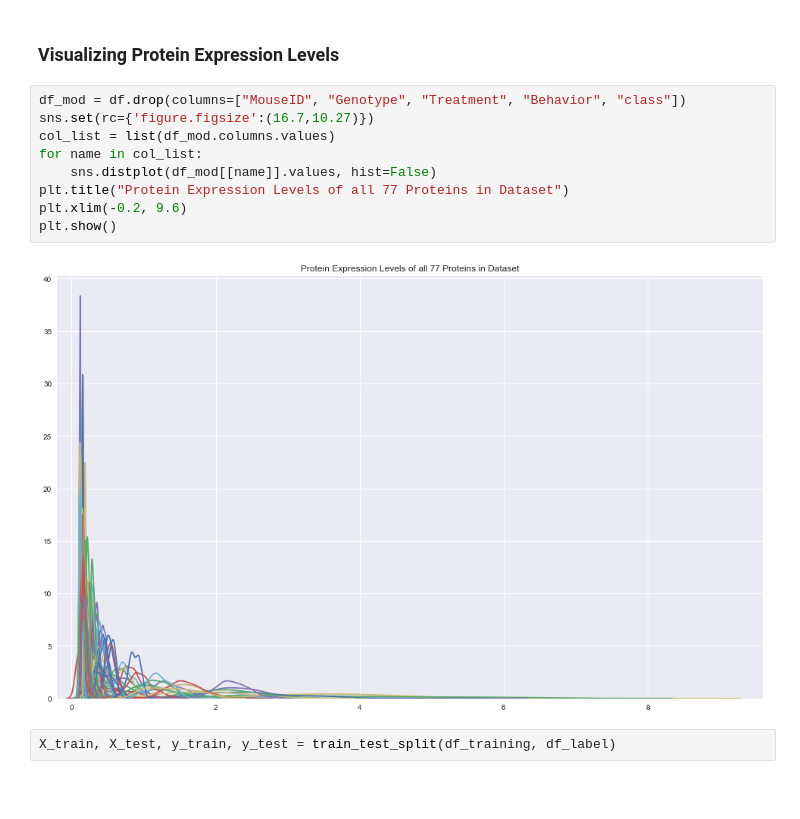
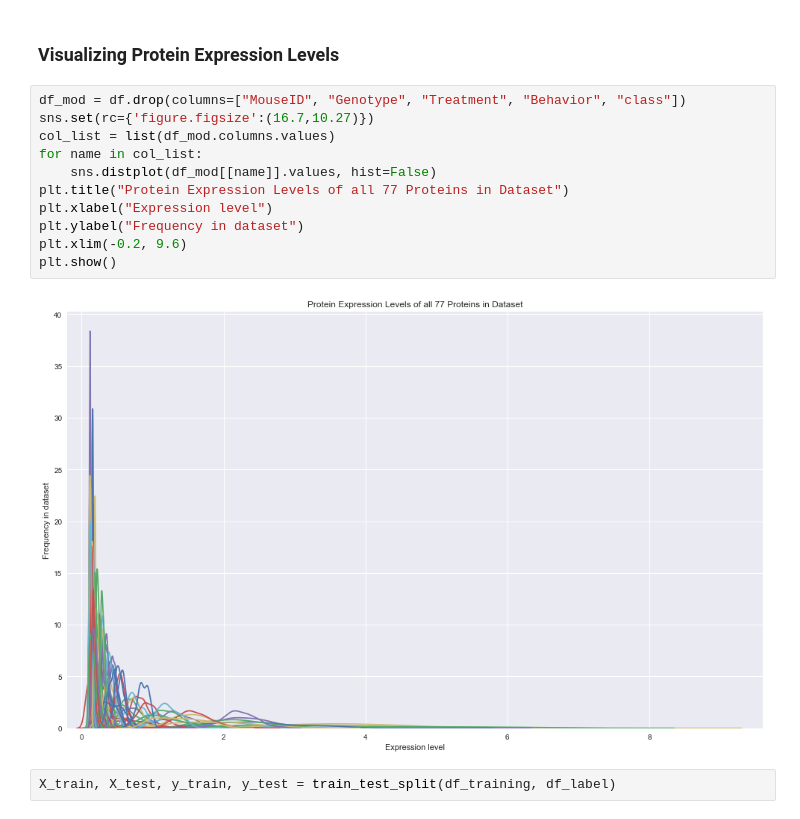
Before and after one commit to TheFloatingString/Kaggle-Progein-Expression, a Jupyter notebook: Analysis of Protein Expression in Cortex.ipynb, the cells around one changed output. Saved outputs shown, nothing was run; the diff lists cells and outputs as text; blank space fills up the shorter version.

```diff
--- a/Analysis of Protein Expression in Cortex.ipynb
+++ b/Analysis of Protein Expression in Cortex.ipynb
@@ -36,14 +36,16 @@ df_label = df.drop(columns=["MouseID", "Genotype", "Treatment", "Behavior", "cla
 # %%
 df_mod = df.drop(columns=["MouseID", "Genotype", "Treatment", "Behavior", "class"])
 sns.set(rc={'figure.figsize':(16.7,10.27)})
 col_list = list(df_mod.columns.values)
 for name in col_list:
     sns.distplot(df_mod[[name]].values, hist=False)
 plt.title("Protein Expression Levels of all 77 Proteins in Dataset")
+plt.xlabel("Expression level")
+plt.ylabel("Frequency in dataset")
 plt.xlim(-0.2, 9.6)
 plt.show()
 # %% [output]
-[figure, old version]
+[figure, new version]
 # %%
 X_train, X_test, y_train, y_test = train_test_split(df_training, df_label)
 # %% [markdown]
```
